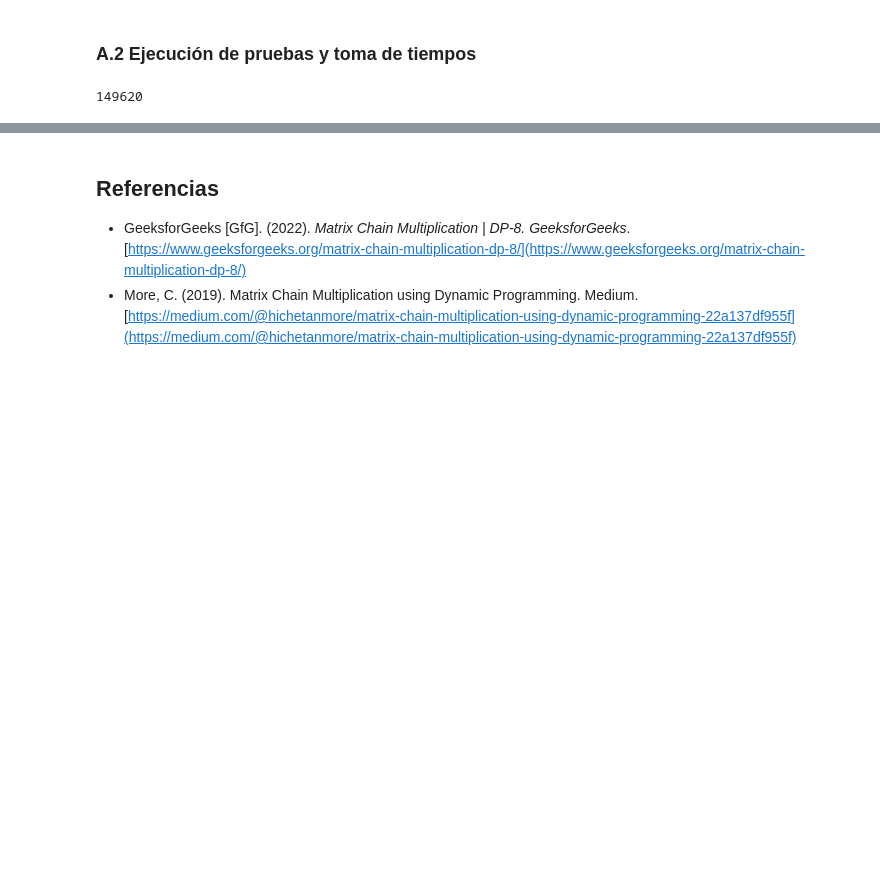
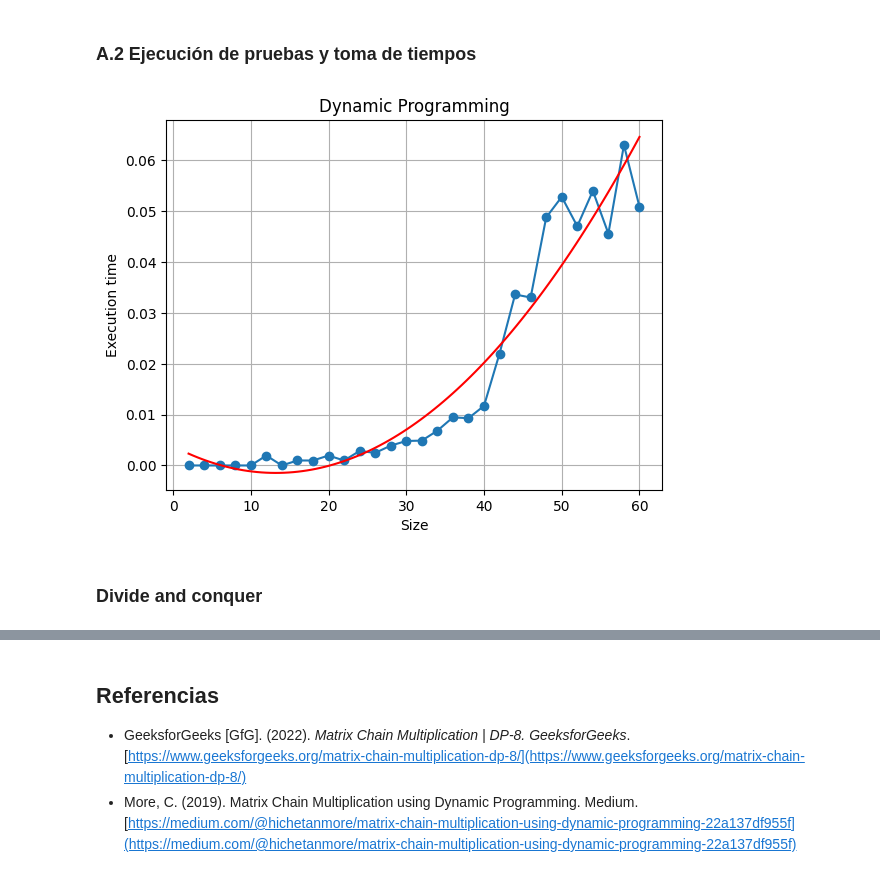
Before and after one commit to bl33h/matrixChainMultiplication, a Jupyter notebook: src/matrix_multiplication.ipynb, the cells around one changed output, grey strips where cells are left out. Drawn from its saved outputs; the diff is of its cells as text; code cells hidden in the pictures; blank space fills up the shorter version.

```diff
--- a/src/matrix_multiplication.ipynb
+++ b/src/matrix_multiplication.ipynb
@@ -235,14 +235,12 @@ MIN_MATRIX_DIM = 4
 MAX_MATRIX_DIM = 100
 
 # Accepted lengths of the random matrix chains
-MIN_CHAIN_LEN = 5
-MAX_CHAIN_LEN = 25
+SIZE_STEP = 2
 # %%
 arrays = []
 
-for _ in range(NUM_ARRAYS):
-    array_len = random.randint(MIN_CHAIN_LEN, MAX_CHAIN_LEN)  # Get the size
-    matrix_array = [random.randint(MIN_MATRIX_DIM, MAX_MATRIX_DIM) for _ in range(array_len)]  # Fill with sizes
+for i in range(SIZE_STEP, (NUM_ARRAYS*SIZE_STEP)+SIZE_STEP, SIZE_STEP):
+    matrix_array = [random.randint(MIN_MATRIX_DIM, MAX_MATRIX_DIM) for _ in range(i)]  # Fill with sizes
     arrays.append(matrix_array)
 # %%
 for i, array in enumerate(arrays):
@@ -270,5 +272,31 @@ for i, array in enumerate(arrays):
 # %%
-MatrixChainOrderDP(arrays[0])
+DPExecTime = []
+DPSampleSize = []
+for i, array in enumerate(arrays):
+    start = time.time()
+    MatrixChainOrderDP(array)
+    DPExecTime.append(time.time() - start)
+    DPSampleSize.append(len(array))
-# %% [output]
-149620
+# %%
+DP_POLINOMIAL_DEGREE = 2
+
+# Fit a polynomial curve to the data
+coef = np.polyfit(DPSampleSize, DPExecTime, DP_POLINOMIAL_DEGREE)
+poli = np.poly1d(coef)
+
+# Generate the curve
+sizesCurve = np.linspace(min(DPSampleSize), max(DPSampleSize), 100)
+timesCurve = poli(sizesCurve)
+
+plt.plot(DPSampleSize, DPExecTime, marker='o')
+plt.plot(sizesCurve, timesCurve, label='Curva ajustada', color='red')
+plt.xlabel('Size')
+plt.ylabel('Execution time')
+plt.title('Dynamic Programming')
+plt.grid(True)
+plt.show()
+# %% [output]
+[figure, added]
+# %% [markdown]
+### Divide and conquer
 # %%
```
Also changed, not shown: parts of 4 cells of this notebook.
